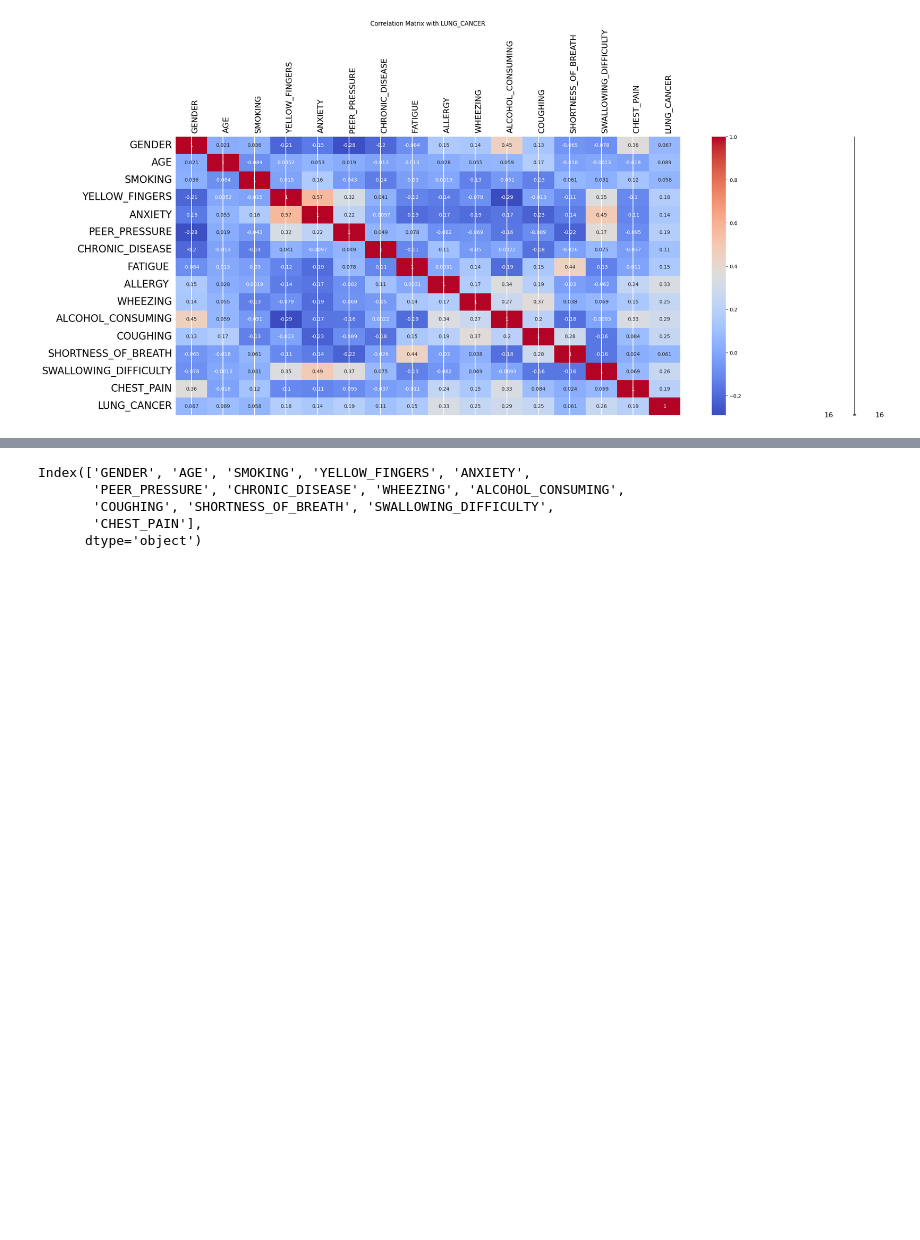
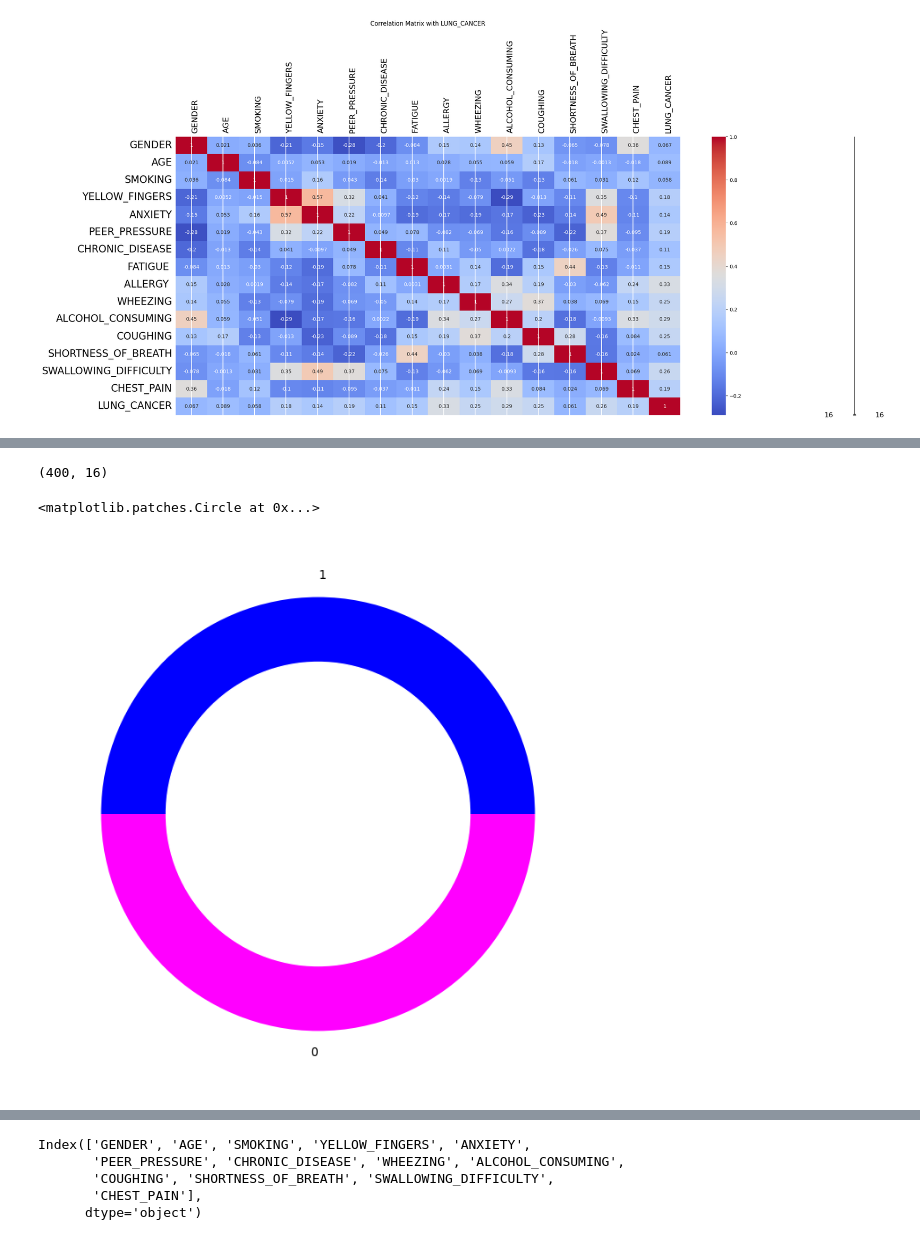
Before and after one commit to MeetPatel41011/Disease-Prediction-System, a Jupyter notebook: Machine Learning/survey lung cancer/survey lung cancer.ipynb, the cells around one changed output, grey strips where cells are left out. Drawn from its saved outputs; the diff is of its cells as text; code cells hidden in the pictures; blank space fills up the shorter version.

```diff
--- a/Machine Learning/survey lung cancer/survey lung cancer.ipynb
+++ b/Machine Learning/survey lung cancer/survey lung cancer.ipynb
@@ -125,0 +135,4 @@ LUNG_CANCER               1.000000
+# %%
+# as there are 7 classes, so there will be 7 different dataframes
+data_1 = df[df['LUNG_CANCER'] == 1]
+data_2 = df[df['LUNG_CANCER'] == 0]
@@ -125,0 +147,16 @@ LUNG_CANCER               1.000000
+# %%
+# applying resampling through sampling function in sklearn
+from sklearn.utils import resample
+
+# we will put 200 samples in each class
+data_1_resample = resample(data_1, n_samples=200,
+                           random_state=123, replace=True)
+data_2_resample = resample(data_2, n_samples=200,
+                           random_state=123, replace=True)
+
+
+
+df = pd.concat([data_1_resample, data_2_resample])
+
+
+df.sample(40)
@@ -125,0 +181,11 @@ LUNG_CANCER               1.000000
+# %%
+print(df.shape)
+plt.figure(figsize=(10, 8))
+circle = plt.Circle((0, 0), 0.7, color='white')
+plt.pie(df.LUNG_CANCER.value_counts(), labels=[1, 0], colors=['blue', 'magenta'])
+p = plt.gcf()
+p.gca().add_artist(circle)
+# %% [output]
+(400, 16)
+<matplotlib.patches.Circle at 0x...>
+[figure, added]
```
Also changed, not shown: parts of 11 cells of this notebook, 2 other files.
